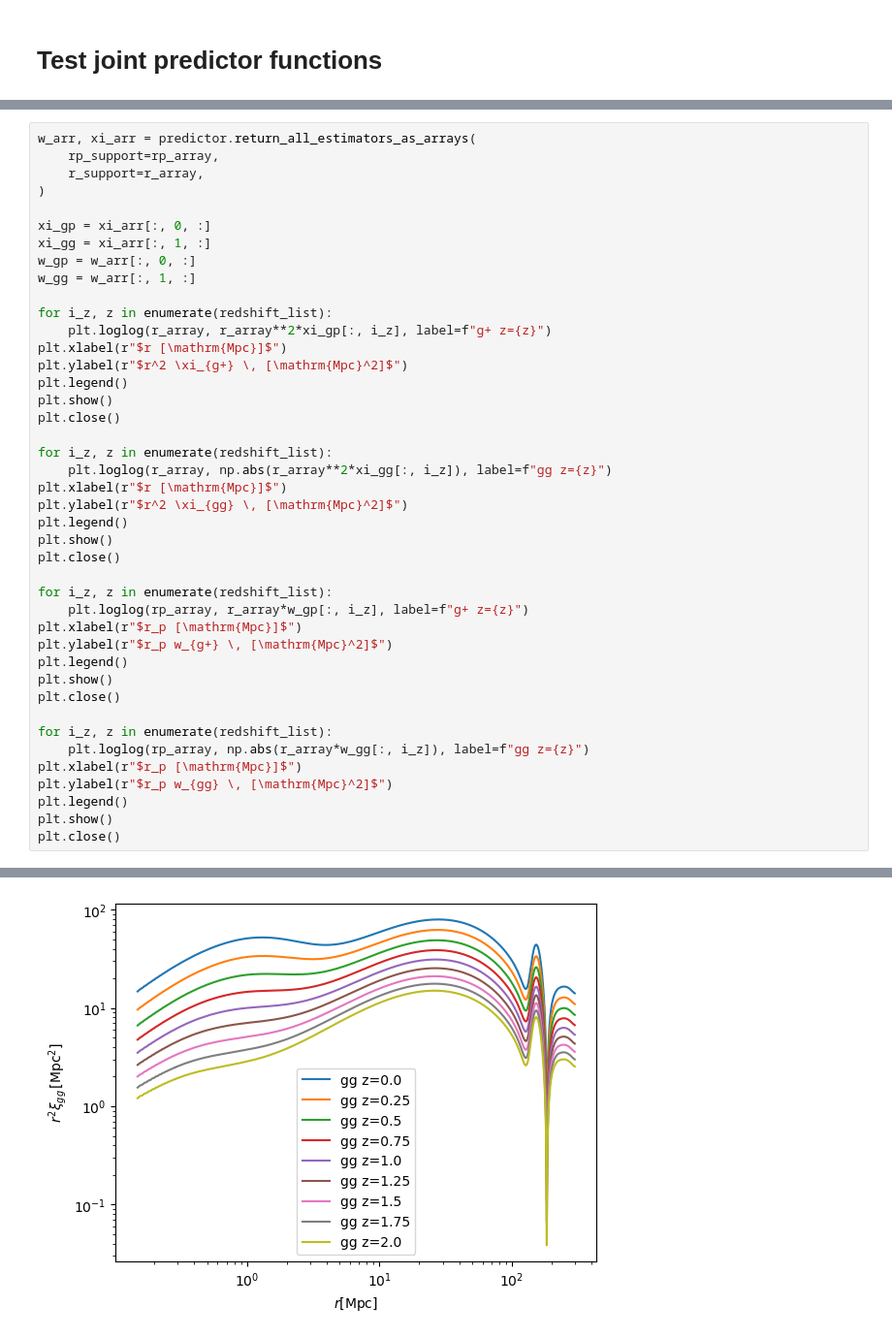
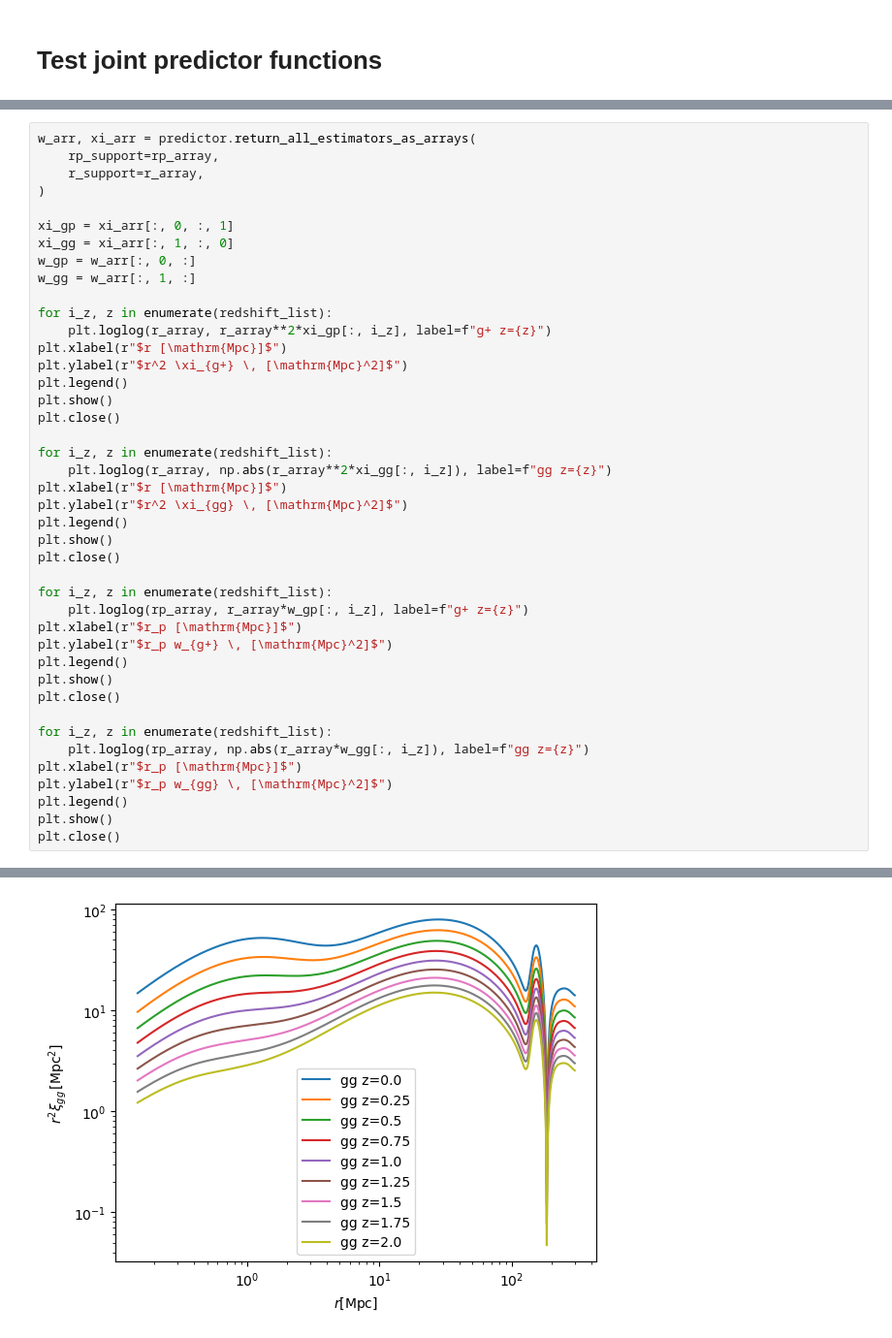
Before and after one commit to DennisNeumann97/GNAT, a Jupyter notebook: develop/develop_notebook.ipynb, the cells around one changed output, grey strips where cells are left out. Shown at 97% size. Drawn from its saved outputs; the diff is of its cells as text.

```diff
--- a/develop/develop_notebook.ipynb
+++ b/develop/develop_notebook.ipynb
@@ -162,8 +163,8 @@ w_arr, xi_arr = predictor.return_all_estimators_as_arrays(
     r_support=r_array,
 )
 
-xi_gp = xi_arr[:, 0, :]
-xi_gg = xi_arr[:, 1, :]
+xi_gp = xi_arr[:, 0, :, 1]
+xi_gg = xi_arr[:, 1, :, 0]
 w_gp = w_arr[:, 0, :]
 w_gg = w_arr[:, 1, :]
 
@@ -173,33 +174,33 @@ plt.xlabel(r"$r [\mathrm{Mpc}]$")
 plt.ylabel(r"$r^2 \xi_{g+} \, [\mathrm{Mpc}^2]$")
 plt.legend()
 plt.show()
 plt.close()
 
 for i_z, z in enumerate(redshift_list):
     plt.loglog(r_array, np.abs(r_array**2*xi_gg[:, i_z]), label=f"gg z={z}")
 plt.xlabel(r"$r [\mathrm{Mpc}]$")
 plt.ylabel(r"$r^2 \xi_{gg} \, [\mathrm{Mpc}^2]$")
 plt.legend()
 plt.show()
 plt.close()
 
 for i_z, z in enumerate(redshift_list):
     plt.loglog(rp_array, r_array*w_gp[:, i_z], label=f"g+ z={z}")
 plt.xlabel(r"$r_p [\mathrm{Mpc}]$")
 plt.ylabel(r"$r_p w_{g+} \, [\mathrm{Mpc}^2]$")
 plt.legend()
 plt.show()
 plt.close()
 
 for i_z, z in enumerate(redshift_list):
     plt.loglog(rp_array, np.abs(r_array*w_gg[:, i_z]), label=f"gg z={z}")
 plt.xlabel(r"$r_p [\mathrm{Mpc}]$")
 plt.ylabel(r"$r_p w_{gg} \, [\mathrm{Mpc}^2]$")
 plt.legend()
 plt.show()
 plt.close()
 # %% [output]
 [figure]
-[figure, old version]
+[figure, new version]
 [figure]
 [figure]
```
Also changed, not shown: parts of 8 cells of this notebook, 2 other files.
